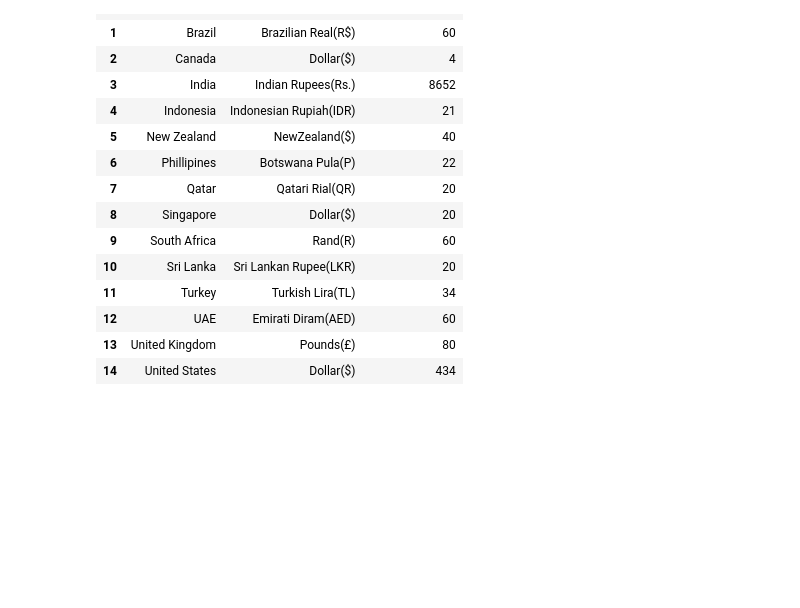
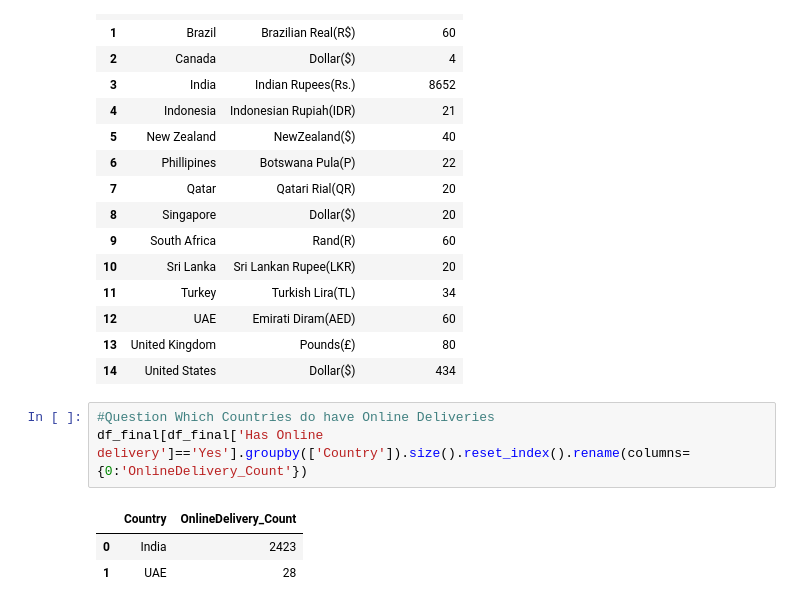
Before and after one commit to ravi0dubey/EDA, a Jupyter notebook: Zomato Dataset Exploratory Data Analysis.ipynb, the cells around one changed output. Drawn from its saved outputs; the diff is of its cells as text; blank space fills up the shorter version.

```diff
--- a/Zomato Dataset Exploratory Data Analysis.ipynb
+++ b/Zomato Dataset Exploratory Data Analysis.ipynb
@@ -501 +501,8 @@ df_final[['Country','Currency',]].groupby(['Country','Currency']).size().reset_i
 | 14 | United States | Dollar($) | 434 |
+# %%
+#Question Which Countries do have Online Deliveries
+df_final[df_final['Has Online delivery']=='Yes'].groupby(['Country']).size().reset_index().rename(columns={0:'OnlineDelivery_Count'})
+# %% [output]
+|  | Country | OnlineDelivery_Count |
+| 0 | India | 2423 |
+| 1 | UAE | 28 |
```
